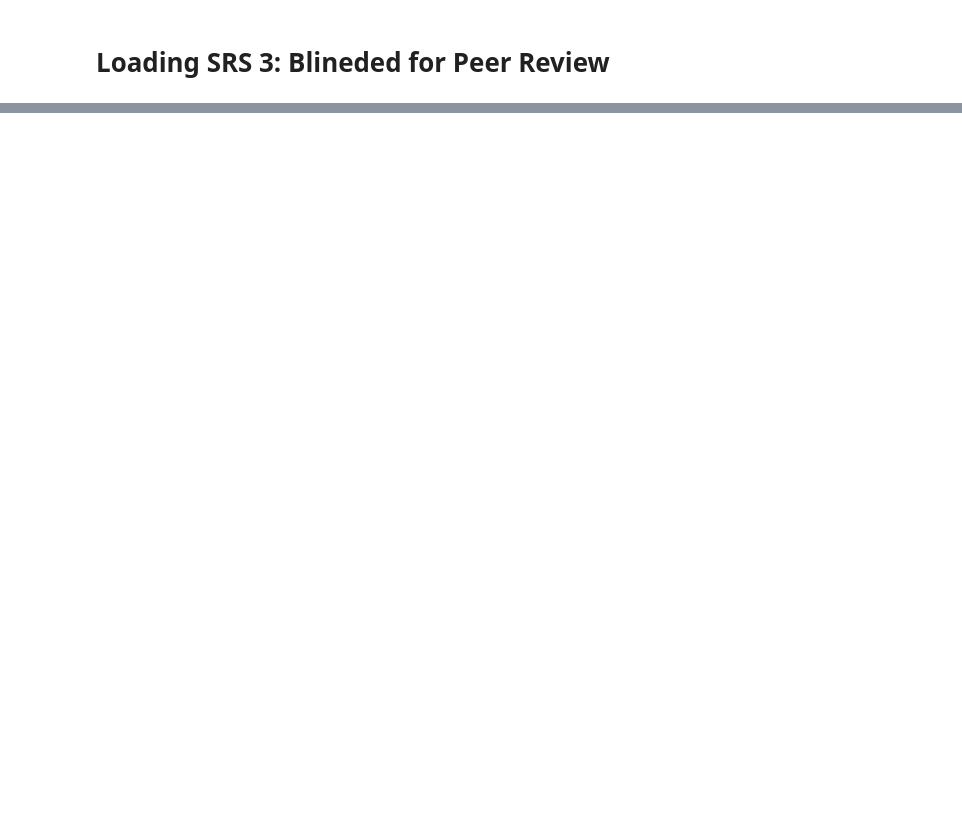
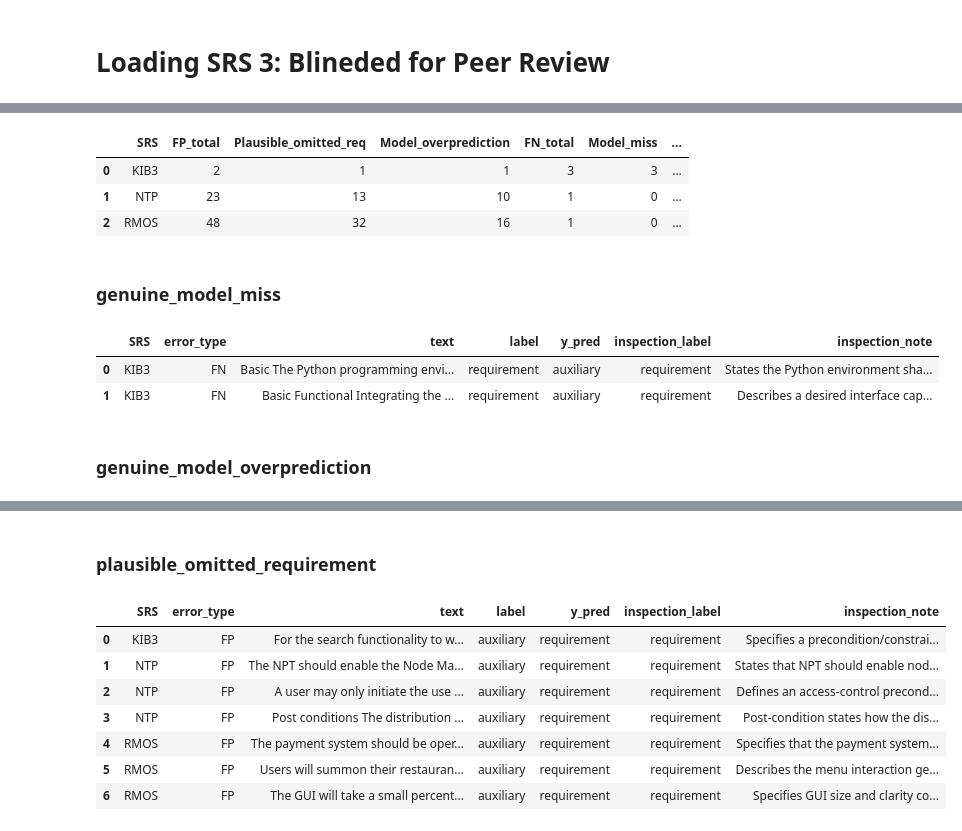
Before and after one commit to kasrahabib/ReqSeek, a Jupyter notebook: evaluations/RQ4/RQ4_evaluation.ipynb, the cells around one changed output, grey strips where cells are left out. Saved outputs shown, nothing was run; the diff lists cells and outputs as text; code cells hidden in the pictures; blank space fills up the shorter version.

```diff
--- a/evaluations/RQ4/RQ4_evaluation.ipynb
+++ b/evaluations/RQ4/RQ4_evaluation.ipynb
@@ -263,0 +451,8 @@ Text:  For the search functionality to work, a PDF file with (almost) the same n
+# %%
+paper_error_summary = make_paper_error_summary(characterization_summary, summary = summary)
+paper_error_summary
+# %% [output]
+|  | SRS | FP_total | Plausible_omitted_req | Model_overprediction | FN_total | Model_miss | ... |
+| 0 | KIB3 | 2 | 1 | 1 | 3 | 3 | ... |
+| 1 | NTP | 23 | 13 | 10 | 1 | 0 | ... |
+| 2 | RMOS | 48 | 32 | 16 | 1 | 0 | ... |
@@ -263,0 +513,32 @@ Text:  For the search functionality to work, a PDF file with (almost) the same n
+# %%
+representative_examples =  make_rq4_appendix_examples(rq4_errors, n_omitted = 3, n_overprediction = 1, n_miss = 2, n_reference_issue = 0, max_text_chars = 220)
+# %%
+from IPython.display import display, Markdown
+
+display_cols = ["SRS", "error_type", "text", "label", "y_pred", "inspection_label", "inspection_note"]
+
+for category, group in representative_examples.groupby("error_characterization"):
+    display(Markdown(f"### {category}"))
+
+    group_display = (
+        group[display_cols]
+        .sort_values(["SRS", "error_type"])
+        .reset_index(drop=True)
+    )
+
+    display(
+        group_display.style.set_properties(
+            subset=["text", "inspection_note"],
+            **{
+                "white-space": "pre-wrap",
+                "text-align": "left",
+                "max-width": "600px",
+            }
+        )
+    )
+# %% [output]
+### genuine_model_miss
+|  | SRS | error_type | text | label | y_pred | inspection_label | inspection_note |
+| 0 | KIB3 | FN | Basic The Python programming envi... | requirement | auxiliary | requirement | States the Python environment sha... |
+| 1 | KIB3 | FN | Basic Functional Integrating the ... | requirement | auxiliary | requirement | Describes a desired interface cap... |
+### genuine_model_overprediction
@@ -263,0 +549,9 @@ Text:  For the search functionality to work, a PDF file with (almost) the same n
+### plausible_omitted_requirement
+|  | SRS | error_type | text | label | y_pred | inspection_label | inspection_note |
+| 0 | KIB3 | FP | For the search functionality to w... | auxiliary | requirement | requirement | Specifies a precondition/constrai... |
+| 1 | NTP | FP | The NPT should enable the Node Ma... | auxiliary | requirement | requirement | States that NPT should enable nod... |
+| 2 | NTP | FP | A user may only initiate the use ... | auxiliary | requirement | requirement | Defines an access-control precond... |
+| 3 | NTP | FP | Post conditions The distribution ... | auxiliary | requirement | requirement | Post-condition states how the dis... |
+| 4 | RMOS | FP | The payment system should be oper... | auxiliary | requirement | requirement | Specifies that the payment system... |
+| 5 | RMOS | FP | Users will summon their restauran... | auxiliary | requirement | requirement | Describes the menu interaction ge... |
+| 6 | RMOS | FP | The GUI will take a small percent... | auxiliary | requirement | requirement | Specifies GUI size and clarity co... |
```
Also changed, not shown: parts of 39 cells of this notebook, 27 other files.
